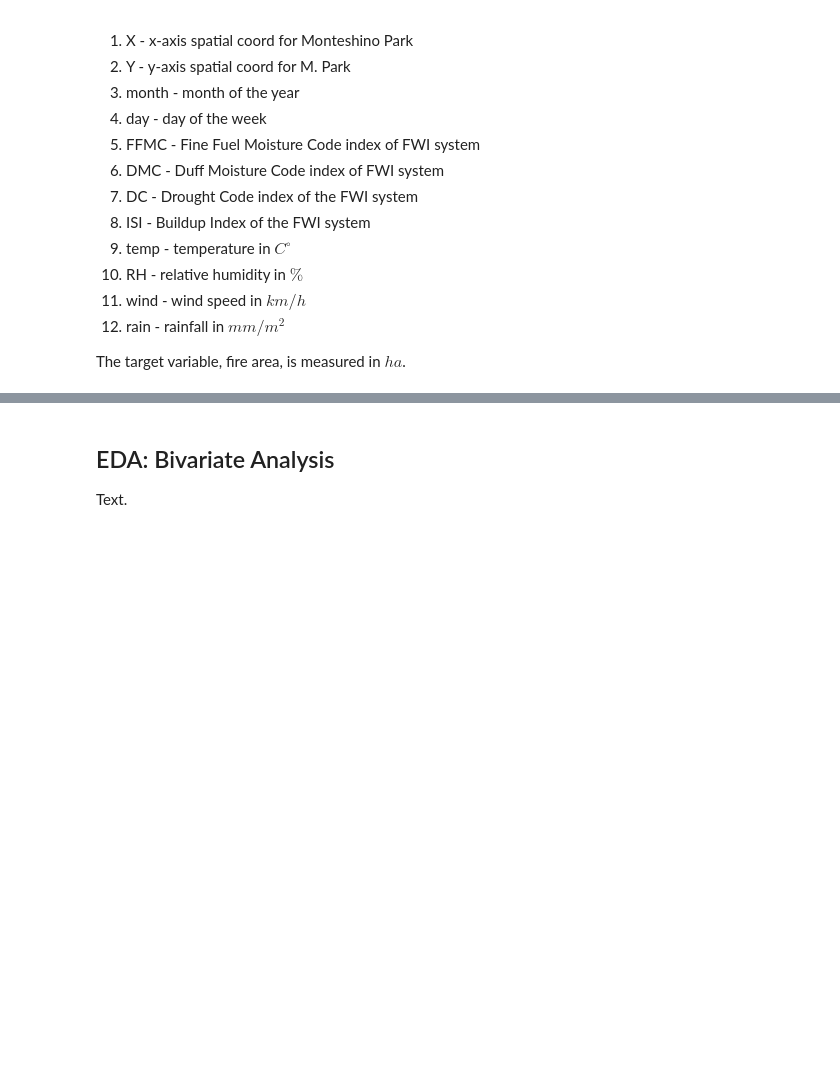
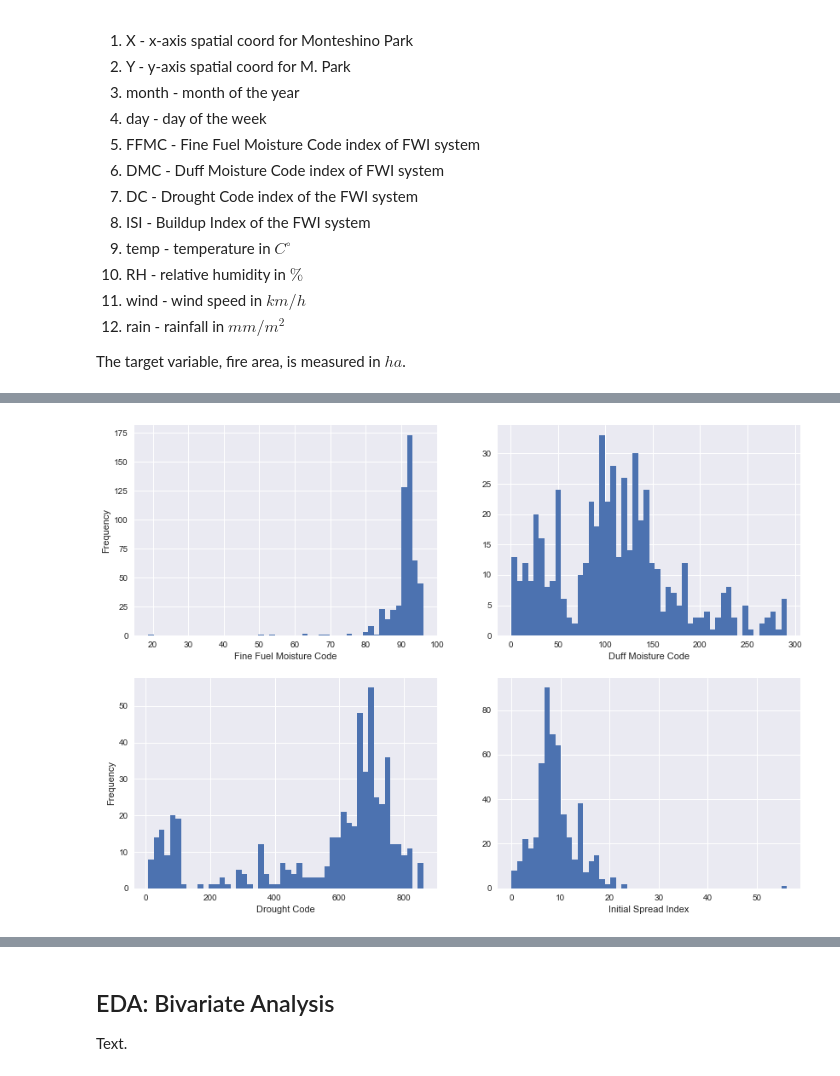
Before and after one commit to SThornewillvE/Udacity-DataScience-Nanodegree, a Jupyter notebook: 04_data-science_blog_post/python/fires.ipynb, the cells around one changed output, grey strips where cells are left out. Saved outputs shown, nothing was run; the diff lists cells and outputs as text; code cells hidden in the pictures; blank space fills up the shorter version.

```diff
--- a/04_data-science_blog_post/python/fires.ipynb
+++ b/04_data-science_blog_post/python/fires.ipynb
@@ -96,0 +169,19 @@ Text.
+# %%
+fig, ax = plt.subplots(figsize=(14,10), facecolor='white', edgecolor='k')
+plt.subplot(2, 2, 1)
+plt.hist(df.FFMC, bins=50)
+plt.ylabel("Frequency")
+plt.xlabel("Fine Fuel Moisture Code")
+plt.subplot(2, 2, 2)
+plt.hist(df.DMC, bins=50)
+plt.xlabel("Duff Moisture Code")
+plt.subplot(2, 2, 3)
+plt.ylabel("Frequency")
+plt.hist(df.DC, bins=50)
+plt.xlabel("Drought Code")
+plt.subplot(2, 2, 4)
+plt.hist(df.ISI, bins=50)
+plt.xlabel("Initial Spread Index")
+plt.show()
+# %% [output]
+[figure, added]
```
Also changed, not shown: parts of 26 cells of this notebook, 6 other files.
